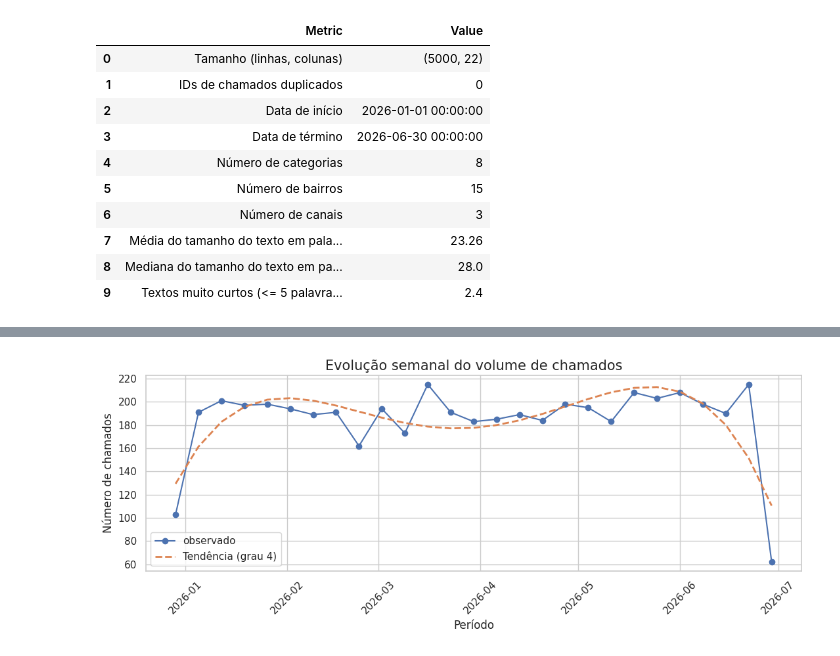
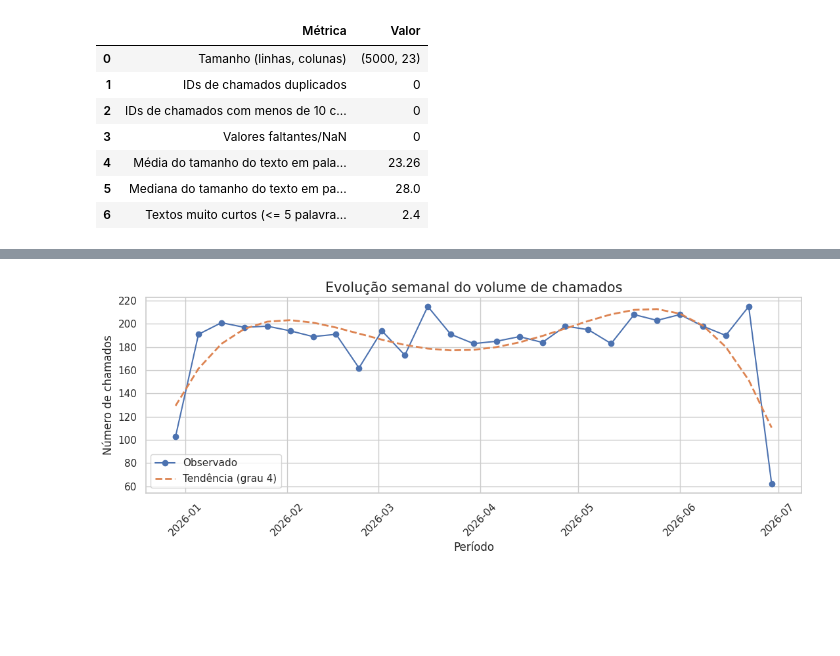
Before and after one commit to iaracastro/desafio-cientista-dados-junior-ia-pref, a Jupyter notebook: notebooks/aedv.ipynb, the cells around one changed output, grey strips where cells are left out. Cells and saved outputs as stored; diff of their text form; code cells hidden in the pictures; blank space fills up the shorter version.

```diff
--- a/notebooks/aedv.ipynb
+++ b/notebooks/aedv.ipynb
@@ -82,6 +76,6 @@ def create_date_columns(df):
 # %%
 def load_and_prepare_data(path):
-    df = pd.read_csv(path)
+    df = pd.read_csv(path, dtype={"id_chamado": str})
     df["data_abertura"] = pd.to_datetime(df["data_abertura"], errors="coerce")
     df["texto"] = df["texto"].fillna("").astype(str).str.strip()
     df["bairro"] = df["bairro"].astype(str).str.strip()
@@ -94,12 +88,10 @@ def load_and_prepare_data(path):
     df["categoria_real_label"] = df["categoria_real"].map(pretty_label)
     df["canal_label"] = df["canal"].map(pretty_label)
     df["bairro_label"] = df["bairro"].map(pretty_label)
-
+    df["texto_limpo"] = df["texto"].str.replace(r"\s+", " ", regex=True).str.strip()
     df["tamanho_texto_palavras"] = df["texto"].str.replace(r"\s+", " ", regex=True).str.strip().str.split().str.len()
-    df["texto_char_count"] = df["texto"].str.len()
-    df["texto_word_count"] = df["texto"].str.split().str.len()
-    #df["is_empty_text"] = df["texto"].eq("")
-    df["bool_texto_curto"] = df["texto_word_count"] <= 5
+    df["palavra_count"] = df["texto"].str.split().str.len()
+    df["bool_texto_curto"] = df["palavra_count"] <= 5
 
     df["correct_model_a"] = df["pred_modelo_a"].eq(df["categoria_real"])
     df["correct_model_b"] = df["pred_modelo_b"].eq(df["categoria_real"])
@@ -114,44 +106,49 @@ df = load_and_prepare_data('../dados/chamados_com_predicoes.csv')
 # %%
-overview_table = pd.DataFrame(
-    {
-        "Metric": [
-            "Tamanho (linhas, colunas)",
-            "IDs de chamados duplicados",
-            "Data de início",
-            "Data de término",
-            "Número de categorias",
-            "Número de bairros",
-            "Número de canais",
-            "Média do tamanho do texto em palavras",
-            "Mediana do tamanho do texto em palavras",
-            "Textos muito curtos (<= 5 palavras) (%)",
-        ],
-        "Value": [
-            df.shape,
-            df["id_chamado"].duplicated().sum(),
-            df["data_abertura"].min(),
-            df["data_abertura"].max(),
-            df["categoria_real"].nunique(),
-            df["bairro"].nunique(),
-            df["canal"].nunique(),
-            round(df["text_word_count"].mean(), 2),
-            round(df["text_word_count"].median(), 2),
-            round(100 * df["is_very_short_text"].mean(), 2),
-        ],
-    }
+pd.set_option("display.max_colwidth", None)
+pd.set_option("display.width", None)
+
+sanity_metrics = [
+    ("Tamanho (linhas, colunas)", df.shape),
+    ("IDs de chamados duplicados", df["id_chamado"].duplicated().sum()),
+    ("IDs de chamados com menos de 10 caracteres", df["id_chamado"].fillna("").astype(str).str.len().lt(10).sum()),
+    ("Valores faltantes/NaN", df.isna().sum().sum()),
+    ("Média do tamanho do texto em palavras", round(df["palavra_count"].mean(), 2)),
+    ("Mediana do tamanho do texto em palavras", round(df["palavra_count"].median(), 2)),
+    ("Textos muito curtos (<= 5 palavras) (%)", round(100 * df["bool_texto_curto"].mean(), 2)),
+]
+
+general_metrics = [
+    ("Data de início", df["data_abertura"].min()),
+    ("Data de término", df["data_abertura"].max()),
+    ("Número de categorias", df["categoria_real"].nunique()),
+    ("Número de categorias previstas", f"Modelo A: {df['pred_modelo_a'].nunique()}, Modelo B: {df['pred_modelo_b'].nunique()}"),
+    ("Número de bairros", df["bairro"].nunique()),
+    ("Número de canais", df["canal"].nunique()),
+]
+
+sanity_table = pd.DataFrame(sanity_metrics, columns=["Métrica", "Valor"])
+metrics_table = pd.DataFrame(general_metrics, columns=["Métrica", "Valor"])
+
+type_table = (
+    df.dtypes.astype(str)
+    .groupby(df.dtypes.astype(str))
+    .apply(lambda x: list(x.index))
+    .reset_index(name="Colunas")
+    .rename(columns={"index": "Tipo"})
 )
 
-#save_table(overview_table, "01_data_overview")
-overview_table
+display(sanity_table)
+display(metrics_table)
+display(type_table)
+
+pd.reset_option("display.max_colwidth")
+pd.reset_option("display.width")
 # %% [output]
-|  | Metric | Value |
-| 0 | Tamanho (linhas, colunas) | (5000, 22) |
+|  | Métrica | Valor |
+| 0 | Tamanho (linhas, colunas) | (5000, 23) |
 | 1 | IDs de chamados duplicados | 0 |
-| 2 | Data de início | 2026-01-01 00:00:00 |
-| 3 | Data de término | 2026-06-30 00:00:00 |
-| 4 | Número de categorias | 8 |
-| 5 | Número de bairros | 15 |
-| 6 | Número de canais | 3 |
-| 7 | Média do tamanho do texto em pala... | 23.26 |
-| 8 | Mediana do tamanho do texto em pa... | 28.0 |
-| 9 | Textos muito curtos (<= 5 palavra... | 2.4 |
+| 2 | IDs de chamados com menos de 10 c... | 0 |
+| 3 | Valores faltantes/NaN | 0 |
+| 4 | Média do tamanho do texto em pala... | 23.26 |
+| 5 | Mediana do tamanho do texto em pa... | 28.0 |
+| 6 | Textos muito curtos (<= 5 palavra... | 2.4 |
```
Also changed, not shown: parts of 42 cells of this notebook, 24 other files.
